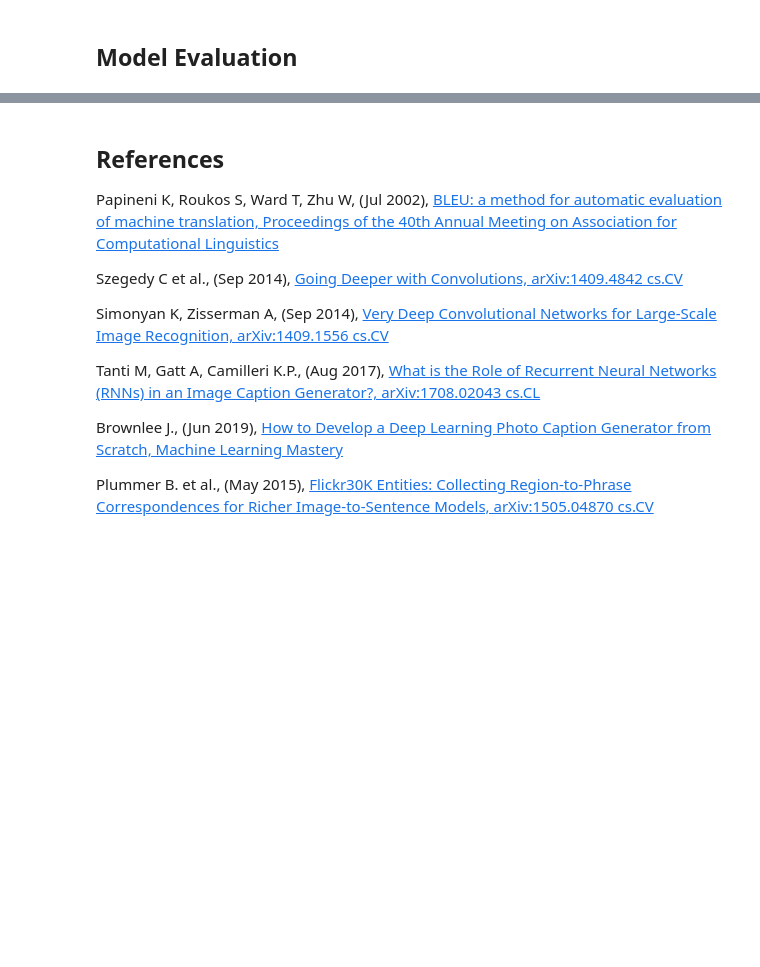
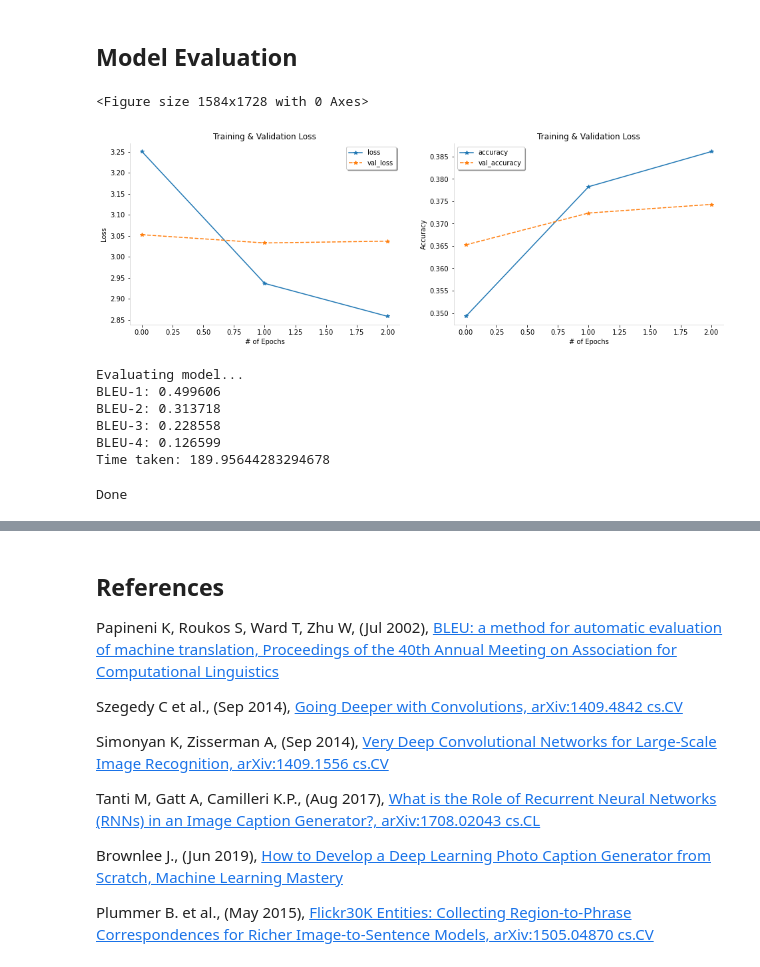
Before and after one commit to edwardspaulg/capstone_498, a Jupyter notebook: image_caption/Image_Caption.ipynb, the cells around one changed output, grey strips where cells are left out. Saved outputs shown, nothing was run; the diff lists cells and outputs as text; code cells hidden in the pictures; blank space fills up the shorter version.

```diff
--- a/image_caption/Image_Caption.ipynb
+++ b/image_caption/Image_Caption.ipynb
@@ -624,35 +669,38 @@ Epoch 3/3
 # %% [markdown]
 ## Model Evaluation
 # %%
+from datetime import datetime
 import matplotlib.pyplot as plt
 
 #Init plot
 plt.rcParams['figure.facecolor'] = 'white'
 fig=plt.figure(figsize=(22, 24))
-fig.patch.set_facecolor('black')
 
 #Plot learning curves
 def plotCurve(ax, metric1, metric2, title, title_x, title_y):
     ax.plot(history.history[metric1], '-*', label=metric1)
     ax.plot(history.history[metric2], '--*', label=metric2)
     ax.set_title('Training & Validation Loss', color='black')
     ax.legend(loc='best', shadow=True)
     ax.set_xlabel(title_x, color='black')
     ax.set_ylabel(title_y, color='black')
     ax.spines['bottom'].set_color('lightgrey')
     ax.spines['left'].set_color('lightgrey')
     ax.spines['top'].set_visible(False)
     ax.spines['right'].set_visible(False)
     ax.tick_params(axis='x', colors='black')
     ax.tick_params(axis='y', colors='black')
 
 #Plot learning curves
 fig, (ax1, ax2) = plt.subplots(1, 2, figsize=(16, 5))
 plotCurve(ax1, 'loss', 'val_loss', 'Training & Valiation Loss', '# of Epochs', 'Loss')
 plotCurve(ax2, 'accuracy', 'val_accuracy', 'Training & Valiation Accuracy', '# of Epochs', 'Accuracy')
 plt.savefig(dictInit['FN_LEARN_CURVES'] + '_' + datetime.today().strftime('%Y-%m-%d-%H:%M:%S') + '.png',
                                                                         bbox_inches='tight', facecolor='white')
 plt.show()
+# %% [output]
+<Figure size 1584x1728 with 0 Axes>
+[figure, added]
 # %%
 from numpy import argmax
 from keras.models import load_model
@@ -766,9 +814,17 @@ model_custom_from_weights = load_model(dictInit['FN_WEIGHTS'])
 plot_model(model_custom_from_weights, to_file = dictInit['FN_TRAIN_REMODEL'], show_shapes=True)
 
 # evaluate model
+print('Evaluating model...')
 start = time.time()
 dictXy_test = evaluate_model(model_custom_from_weights, Xy_test, tokenizer, max_seq_len)
 print('Time taken:', time.time()-start)
+# %% [output]
+Evaluating model...
+BLEU-1: 0.499606
+BLEU-2: 0.313718
+BLEU-3: 0.228558
+BLEU-4: 0.126599
+Time taken: 189.95644283294678
 # %%
 from keras.preprocessing.image import load_img
 from keras.preprocessing.image import img_to_array
@@ -784,14 +840,16 @@ else:
 
 #Load Model
 if dictInit['TL_MODEL'] == 'Inceptionv3':
-    model_TL = InceptionV3(include_top=False, weights='imagenet')
+    model_TL = InceptionV3(include_top=True, weights='imagenet')
 else:
-    model_TL = VGG16(include_top=False, weights='imagenet')
+    model_TL = VGG16(include_top=True, weights='imagenet')
 
 #Restructure the model
-# model_TL.layers.pop()
+model_TL.layers.pop()
 model_TL = Model(inputs = model_TL.inputs, outputs = model_TL.layers[-1].output)
 print('Done')
+# %% [output]
+Done
 # %%
 from datetime import datetime
 import matplotlib.pyplot as plt
```
Also changed, not shown: parts of 8 cells of this notebook, 2 other files.
